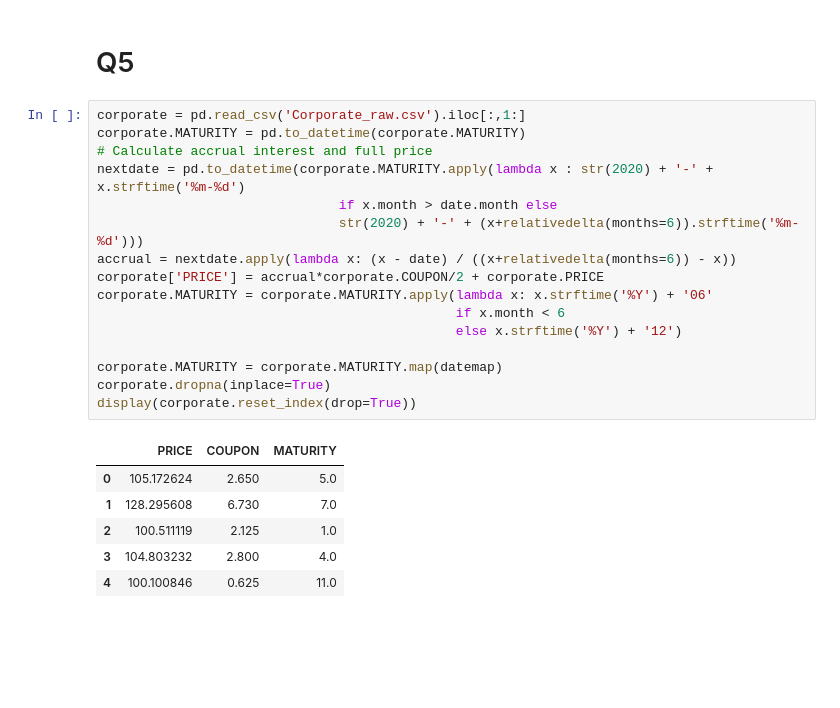
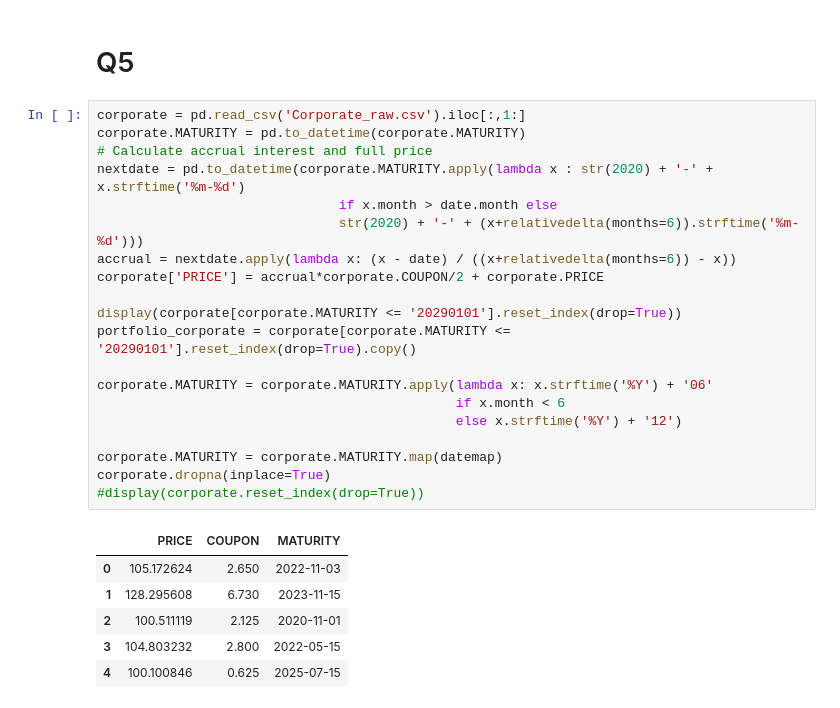
Before and after one commit to fuzhongzhou/Optimization-Projects, a Jupyter notebook: Pipeline.ipynb, the cells around one changed output. Cells and saved outputs as stored; diff of their text form; blank space fills up the shorter version.

```diff
--- a/Pipeline.ipynb
+++ b/Pipeline.ipynb
@@ -238,26 +238,30 @@ plt.show()
 # %%
 corporate = pd.read_csv('Corporate_raw.csv').iloc[:,1:]
 corporate.MATURITY = pd.to_datetime(corporate.MATURITY)
 # Calculate accrual interest and full price
 nextdate = pd.to_datetime(corporate.MATURITY.apply(lambda x : str(2020) + '-' + x.strftime('%m-%d')
                                if x.month > date.month else
                                str(2020) + '-' + (x+relativedelta(months=6)).strftime('%m-%d')))
 accrual = nextdate.apply(lambda x: (x - date) / ((x+relativedelta(months=6)) - x))
 corporate['PRICE'] = accrual*corporate.COUPON/2 + corporate.PRICE
+
+display(corporate[corporate.MATURITY <= '20290101'].reset_index(drop=True))
+portfolio_corporate = corporate[corporate.MATURITY <= '20290101'].reset_index(drop=True).copy()
+
 corporate.MATURITY = corporate.MATURITY.apply(lambda x: x.strftime('%Y') + '06'
                                               if x.month < 6
                                               else x.strftime('%Y') + '12')
 
 corporate.MATURITY = corporate.MATURITY.map(datemap)
 corporate.dropna(inplace=True)
-display(corporate.reset_index(drop=True))
+#display(corporate.reset_index(drop=True))
 # %% [output]
 |  | PRICE | COUPON | MATURITY |
-| 0 | 105.172624 | 2.650 | 5.0 |
-| 1 | 128.295608 | 6.730 | 7.0 |
-| 2 | 100.511119 | 2.125 | 1.0 |
-| 3 | 104.803232 | 2.800 | 4.0 |
-| 4 | 100.100846 | 0.625 | 11.0 |
+| 0 | 105.172624 | 2.650 | 2022-11-03 |
+| 1 | 128.295608 | 6.730 | 2023-11-15 |
+| 2 | 100.511119 | 2.125 | 2020-11-01 |
+| 3 | 104.803232 | 2.800 | 2022-05-15 |
+| 4 | 100.100846 | 0.625 | 2025-07-15 |
 # %%
 # Filter out bonds with maturity after 2028 as we have no cashflow needs after that
 # Hard code the newly added corporate bond
```
Also changed, not shown: parts of 11 cells of this notebook.
